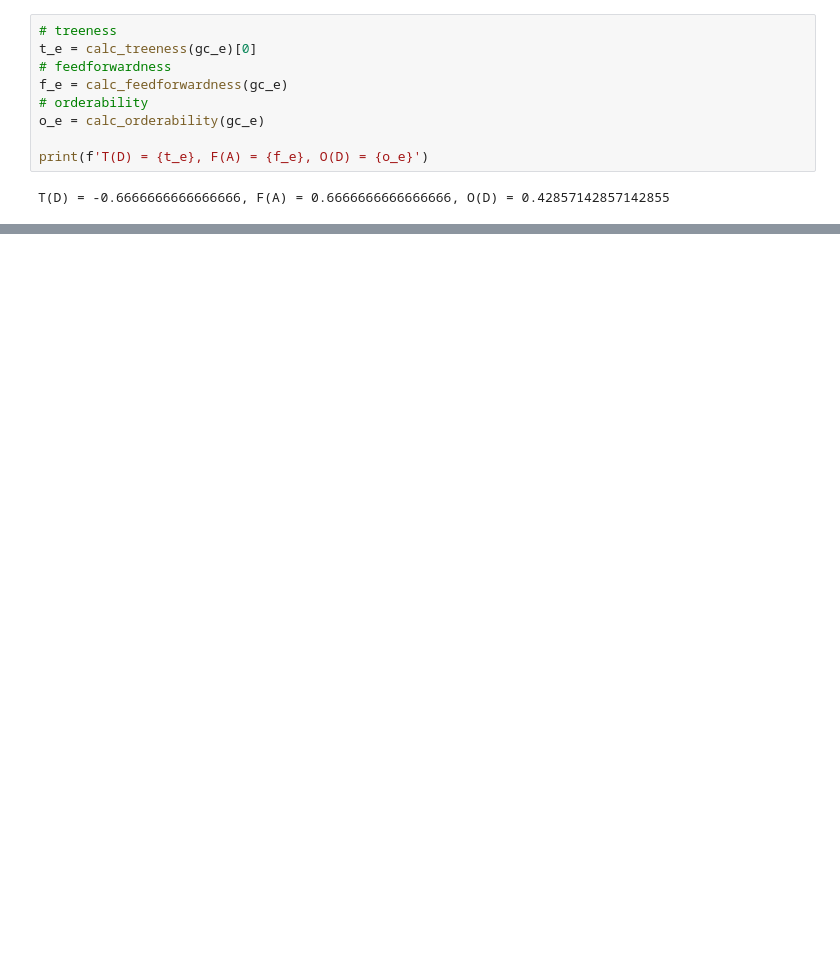
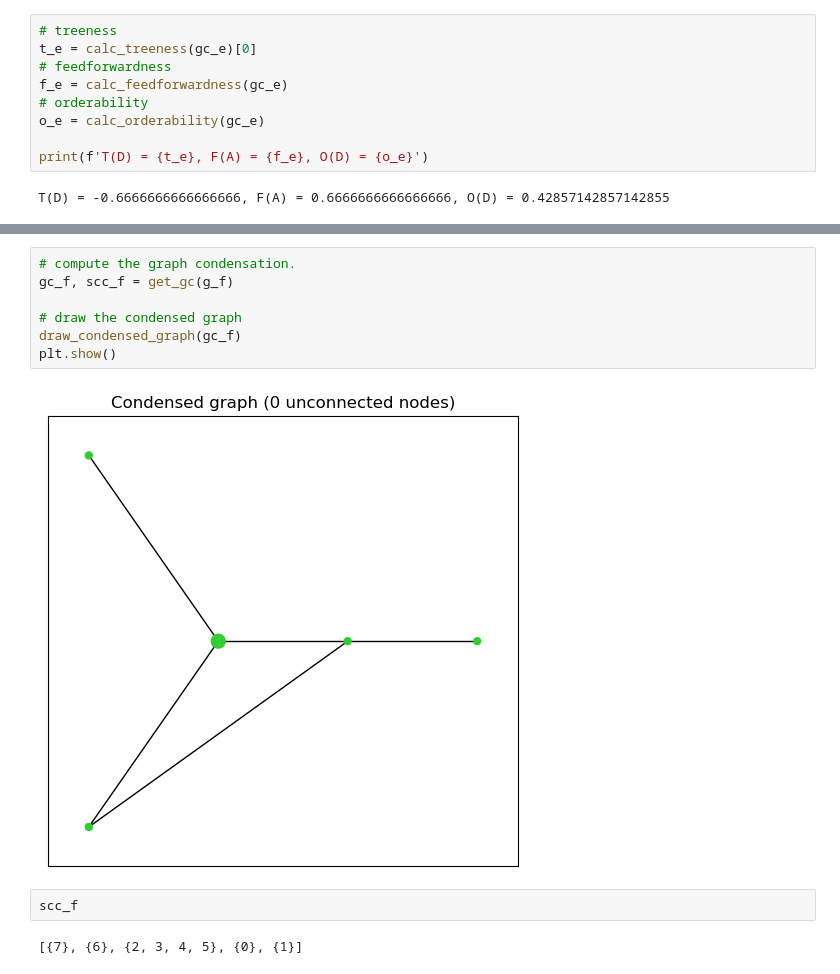
Before and after one commit to gabrielle9/7UN3_1N_DR0P_0U7, a Jupyter notebook: hierarchy_metrics.ipynb, the cells around one changed output, grey strips where cells are left out. Saved outputs shown, nothing was run; the diff lists cells and outputs as text; blank space fills up the shorter version.

```diff
--- a/hierarchy_metrics.ipynb
+++ b/hierarchy_metrics.ipynb
@@ -469,0 +568,13 @@ T(D) = -0.6666666666666666, F(A) = 0.6666666666666666, O(D) = 0.4285714285714285
+# %%
+# compute the graph condensation.
+gc_f, scc_f = get_gc(g_f)
+
+# draw the condensed graph
+draw_condensed_graph(gc_f)
+plt.show()
+# %% [output]
+[figure, added]
+# %%
+scc_f
+# %% [output]
+[{7}, {6}, {2, 3, 4, 5}, {0}, {1}]
```
Also changed, not shown: parts of 22 cells of this notebook.
